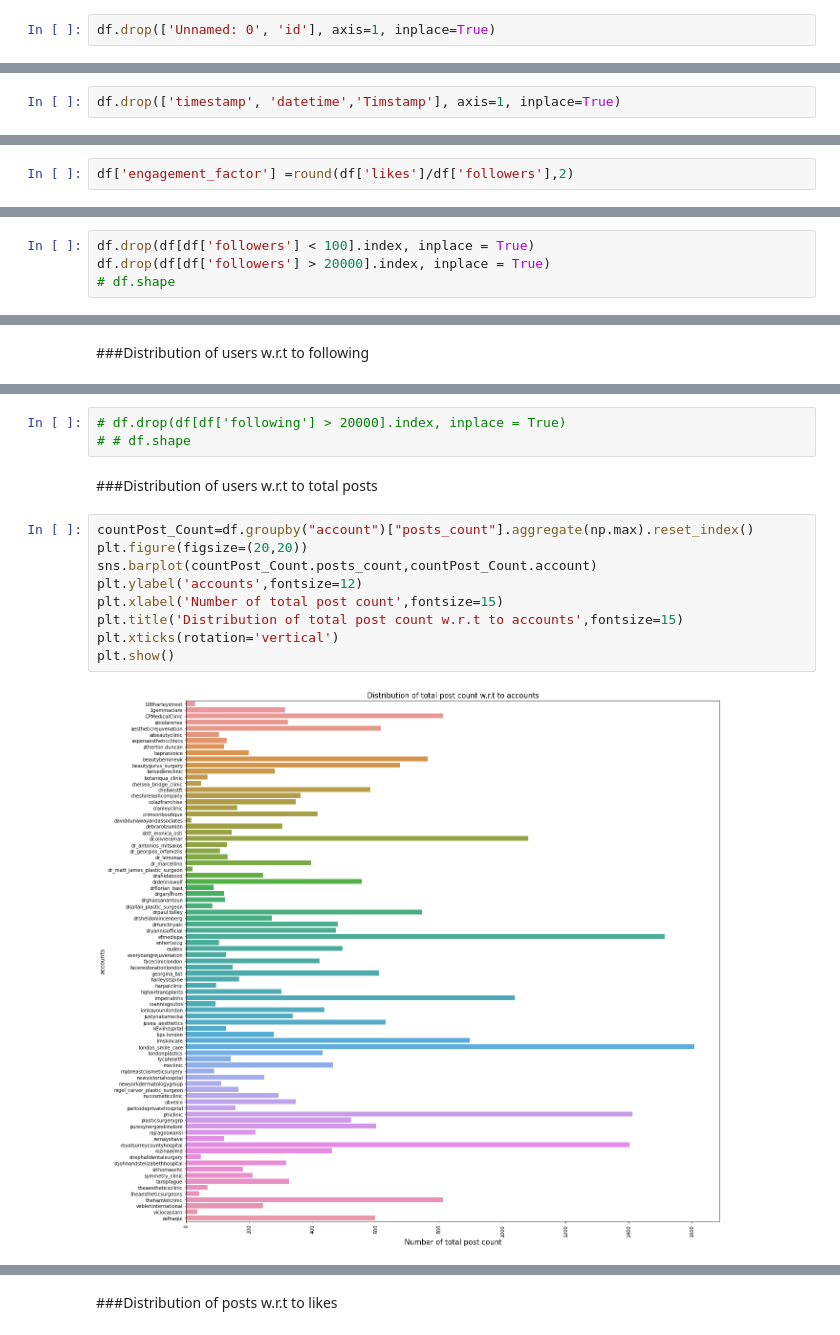
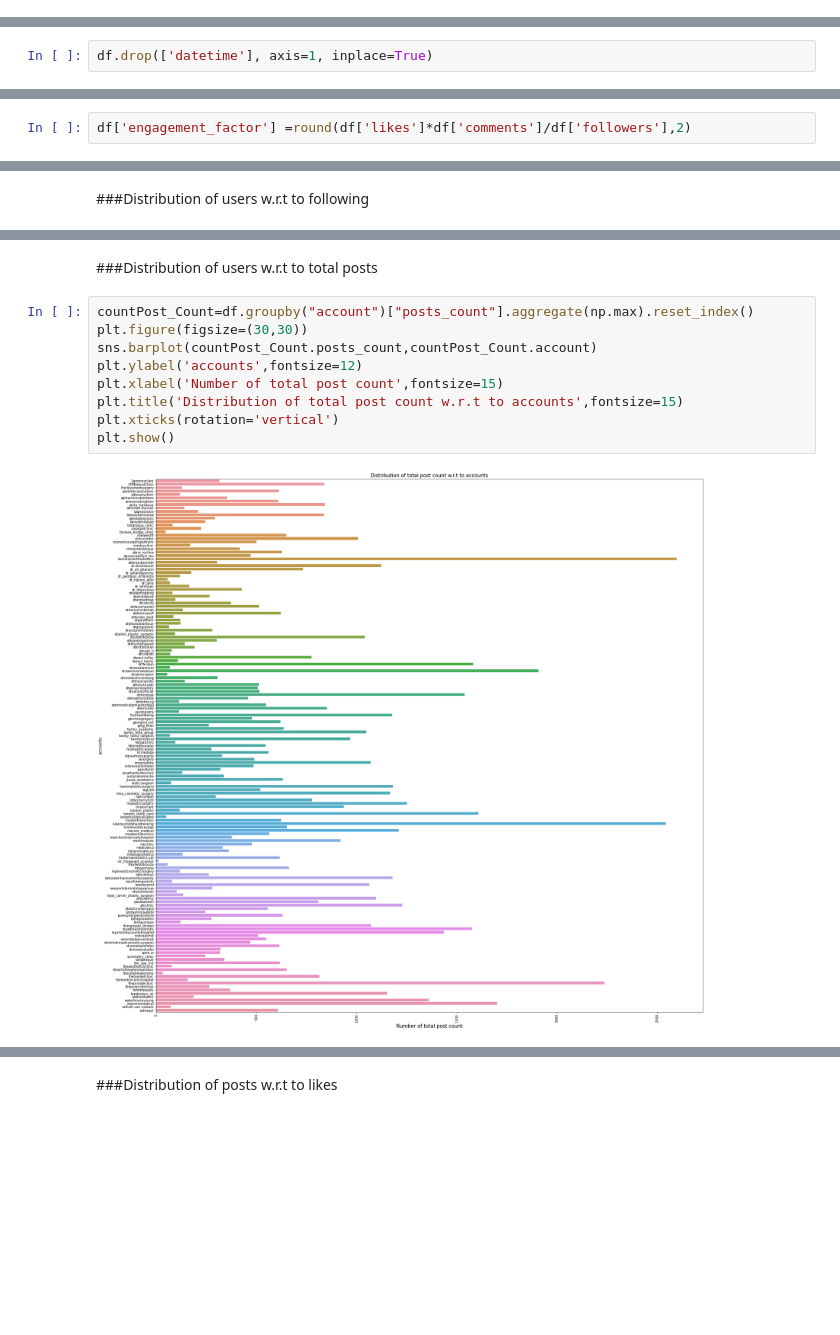
Before and after one commit to Zarmina97/NLP-project-, a Jupyter notebook: Feature_Engineering_+_Exploration.ipynb, the cells around one changed output, grey strips where cells are left out. Drawn from its saved outputs; the diff is of its cells as text; blank space fills up the shorter version.

```diff
--- a/Feature_Engineering_+_Exploration.ipynb
+++ b/Feature_Engineering_+_Exploration.ipynb
@@ -87,6 +158,4 @@ Name: is_verified, dtype: int64
-# %%
-df.drop(['Unnamed: 0', 'id'], axis=1, inplace=True)
 # %% [markdown]
 Removal of datetime & timestamp column
 # %%
-df.drop(['timestamp', 'datetime','Timstamp'], axis=1, inplace=True)
+df.drop(['datetime'], axis=1, inplace=True)
@@ -113,4 +185,4 @@ df
 # %% [markdown]
 ###Engagement factor
 # %%
-df['engagement_factor'] =round(df['likes']/df['followers'],2)
+df['engagement_factor'] =round(df['likes']*df['comments']/df['followers'],2)
@@ -153,4 +244,0 @@ it was observed only two accounts kevin and spacex have followers much greater t
-# %%
-df.drop(df[df['followers'] < 100].index, inplace = True)
-df.drop(df[df['followers'] > 20000].index, inplace = True)
-# df.shape
@@ -184,16 +259,13 @@ plt.show()
-# %%
-# df.drop(df[df['following'] > 20000].index, inplace = True)
-# # df.shape
 # %% [markdown]
 ###Distribution of users w.r.t to total posts
 # %%
 countPost_Count=df.groupby("account")["posts_count"].aggregate(np.max).reset_index()
-plt.figure(figsize=(20,20))
+plt.figure(figsize=(30,30))
 sns.barplot(countPost_Count.posts_count,countPost_Count.account)
 plt.ylabel('accounts',fontsize=12)
 plt.xlabel('Number of total post count',fontsize=15)
 plt.title('Distribution of total post count w.r.t to accounts',fontsize=15)
 plt.xticks(rotation='vertical')
 plt.show()
 # %% [output]
-[figure, old version]
+[figure, new version]
```
Also changed, not shown: parts of 137 cells of this notebook, 4 other files.
